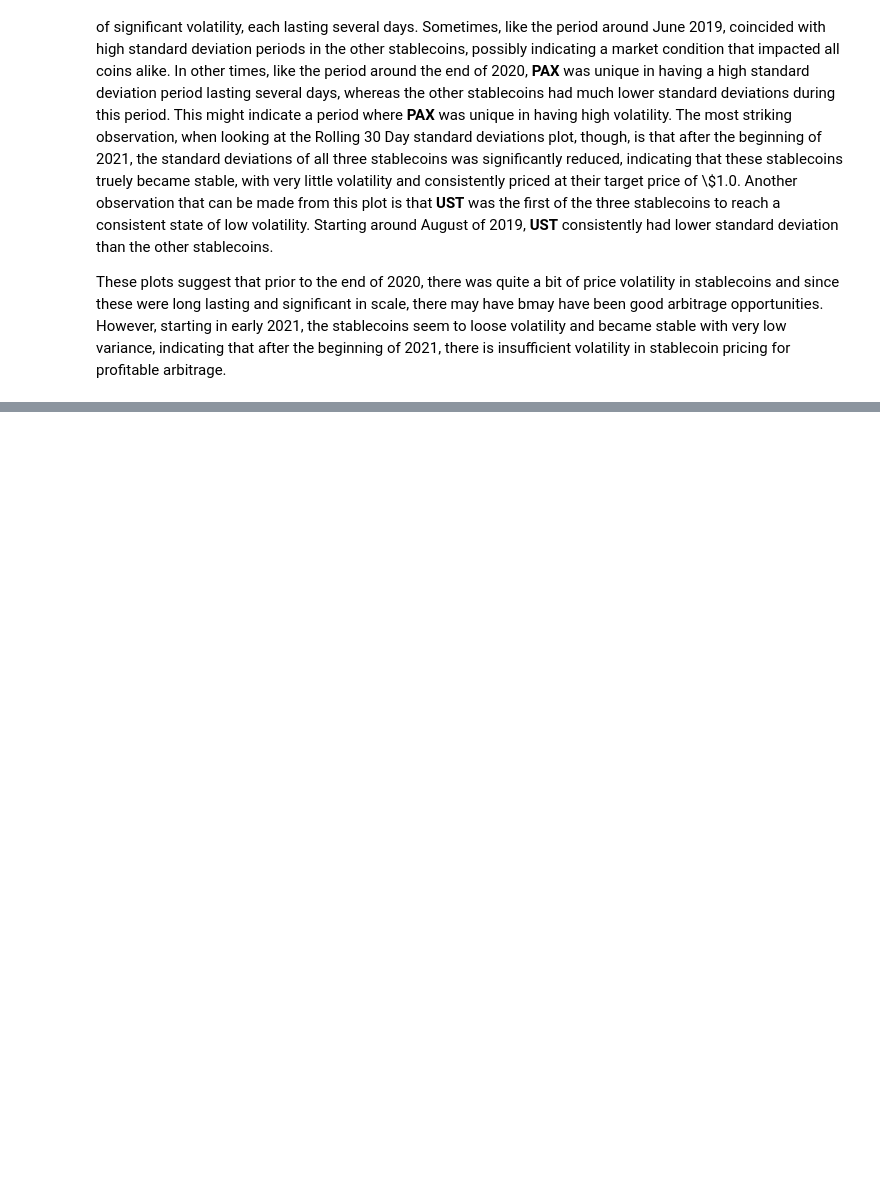
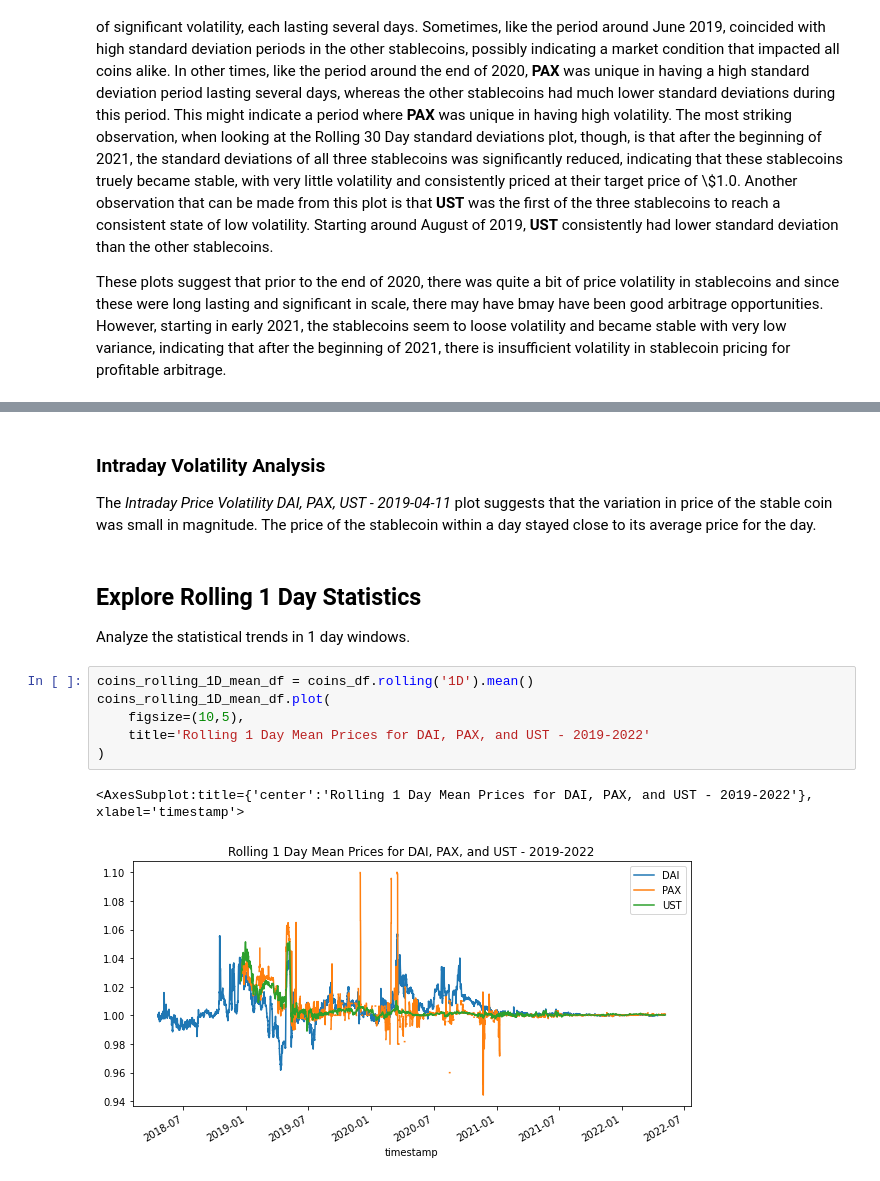
Before and after one commit to CAMPSMITH/StableOps, a Jupyter notebook: intraday.ipynb, the cells around one changed output, grey strips where cells are left out. Cells and saved outputs as stored; diff of their text form; blank space fills up the shorter version.

Commit message:
2022-05-09 rolling 1D and 4D

```diff
--- a/intraday.ipynb
+++ b/intraday.ipynb
@@ -449,0 +468,16 @@ These plots suggest that prior to the end of 2020, there was quite a bit of pric
+# %% [markdown]
+### Intraday Volatility Analysis
+
+The *Intraday Price Volatility DAI, PAX, UST - 2019-04-11* plot suggests that the variation in price of the stable coin was small in magnitude.  The price of the stablecoin within a day stayed close to its average price for the day.
+# %% [markdown]
+## Explore Rolling 1 Day Statistics
+Analyze the statistical trends in 1 day windows.
+# %%
+coins_rolling_1D_mean_df = coins_df.rolling('1D').mean()
+coins_rolling_1D_mean_df.plot(
+    figsize=(10,5),
+    title='Rolling 1 Day Mean Prices for DAI, PAX, and UST - 2019-2022'
+)
+# %% [output]
+<AxesSubplot:title={'center':'Rolling 1 Day Mean Prices for DAI, PAX, and UST - 2019-2022'}, xlabel='timestamp'>
+[figure, added]
```
Also changed, not shown: parts of 9 cells of this notebook.
